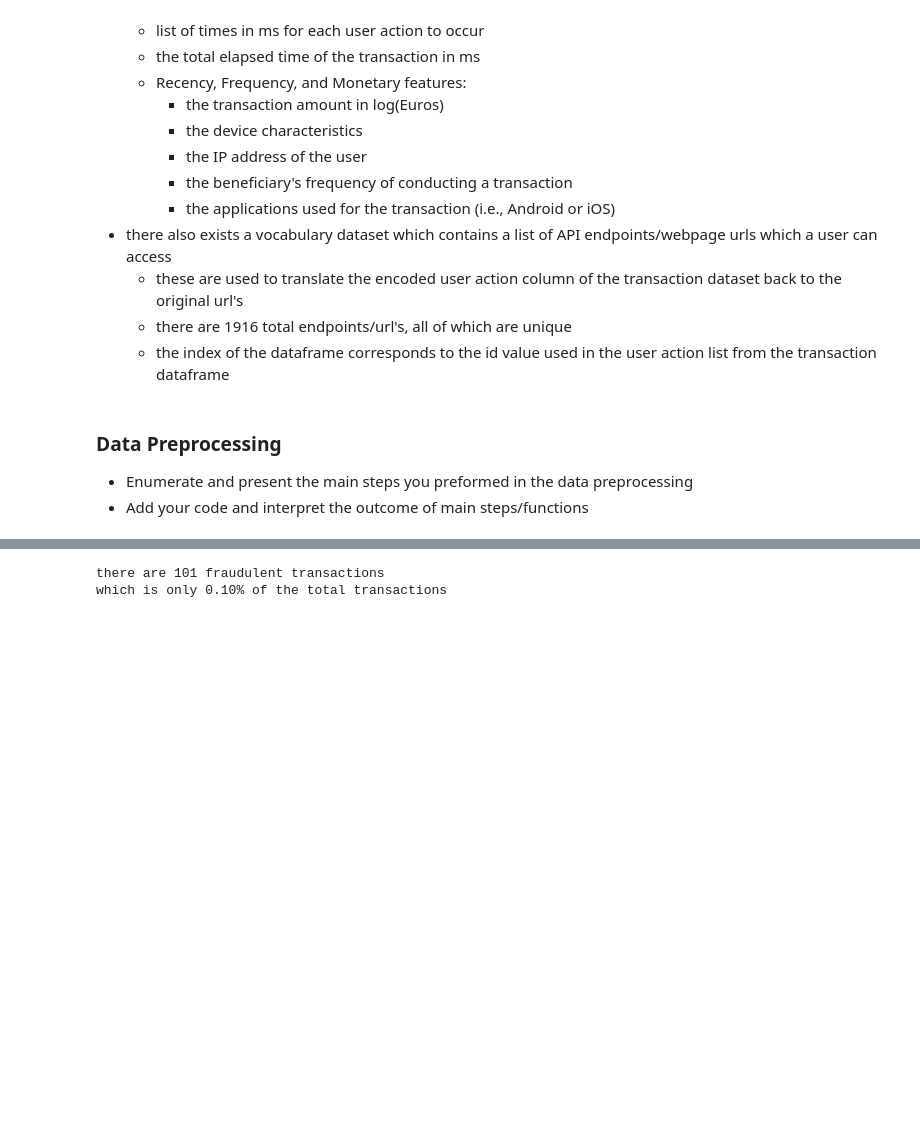
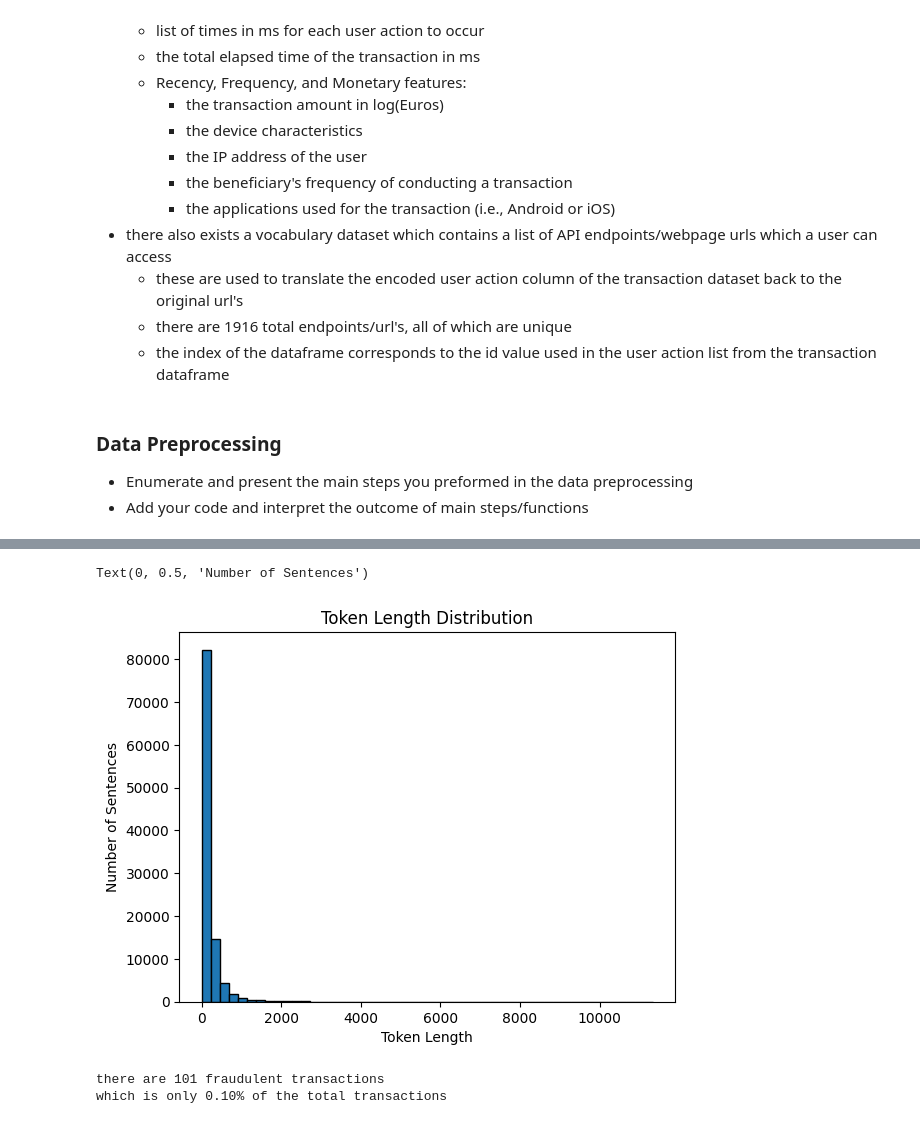
Before and after one commit to lmasud-psu/AI_574_project, a Jupyter notebook: Latif Masud-Wesley Mitchell-Gerald Wagner-code.ipynb, the cells around one changed output, grey strips where cells are left out. Drawn from its saved outputs; the diff is of its cells as text; code cells hidden in the pictures; blank space fills up the shorter version.

```diff
--- a/Latif Masud-Wesley Mitchell-Gerald Wagner-code.ipynb
+++ b/Latif Masud-Wesley Mitchell-Gerald Wagner-code.ipynb
@@ -187,3 +210,13 @@ for action in actions_raw:
+# %%
+sequence_length = [len(s.split()) for s in actions]
+# %%
+fig = plt.hist(sequence_length, bins = 50, edgecolor = 'black')
+plt.title('Token Length Distribution')
+plt.xlabel('Token Length')
+plt.ylabel('Number of Sentences')
+# %% [output]
+Text(0, 0.5, 'Number of Sentences')
+[figure, added]
 # %%
 # create an array of labels
 labels = df['is_fraud'].to_list()
```
Also changed, not shown: parts of 4 cells of this notebook.
